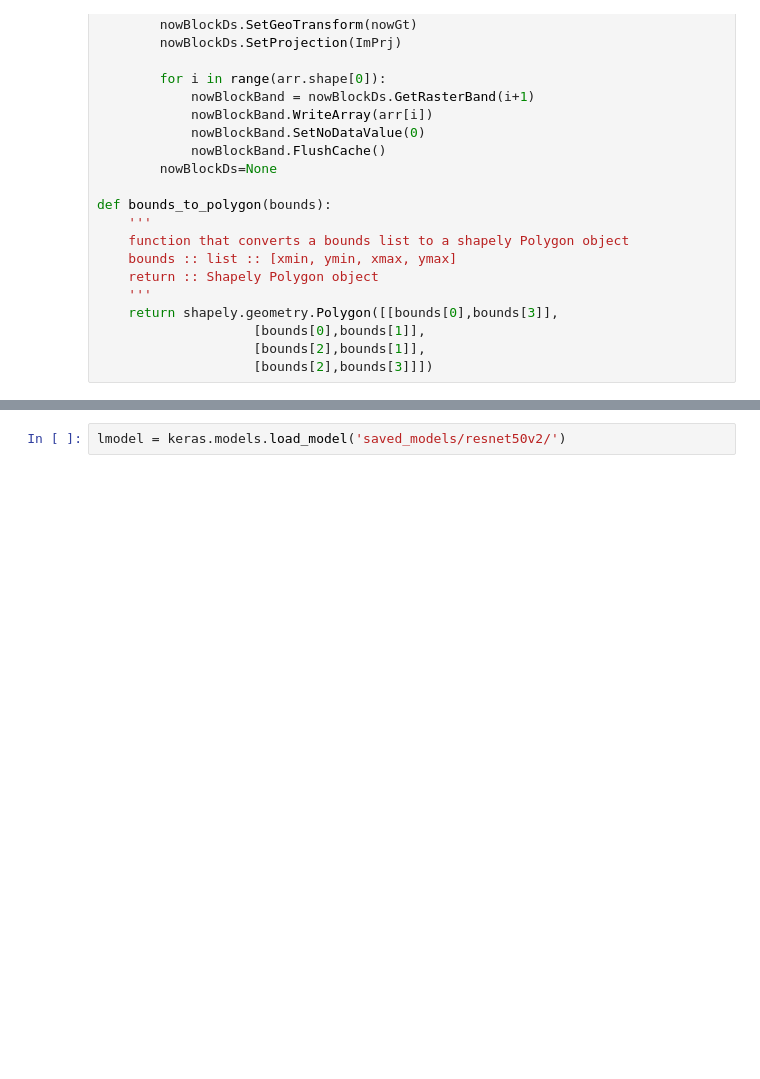
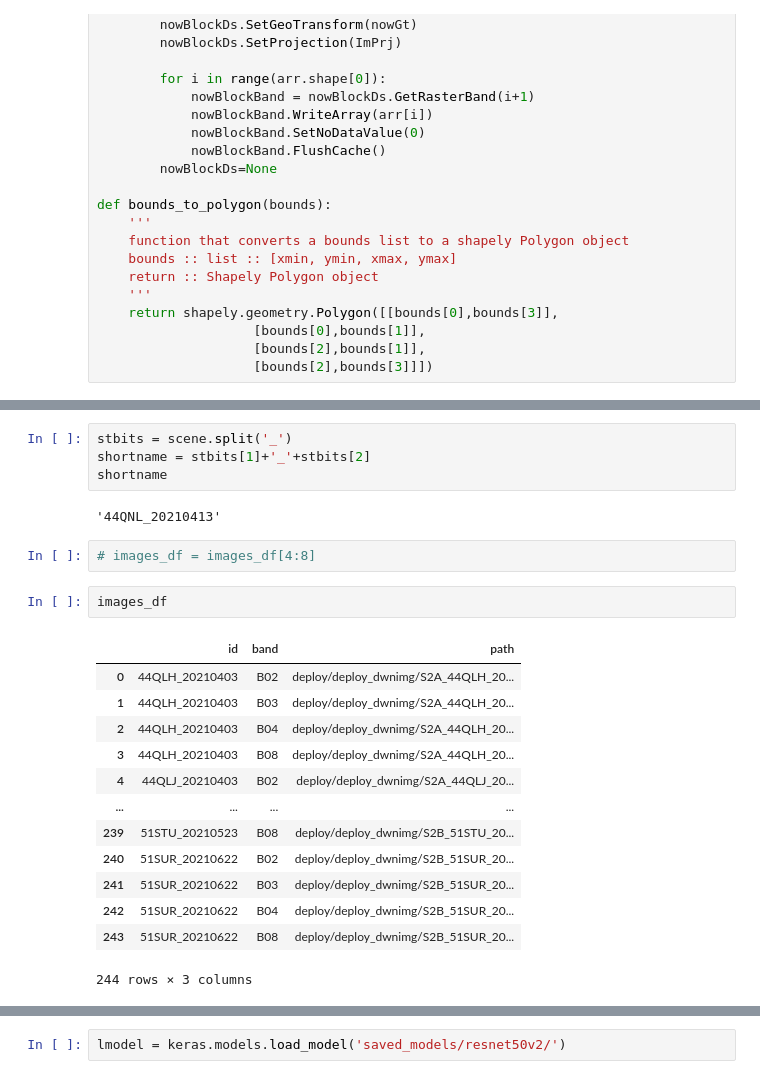
Before and after one commit to ManshaP/sentinel_industry, a Jupyter notebook: deploy_test.ipynb, the cells around one changed output, grey strips where cells are left out. Saved outputs shown, nothing was run; the diff lists cells and outputs as text; blank space fills up the shorter version.

```diff
--- a/deploy_test.ipynb
+++ b/deploy_test.ipynb
@@ -176 +216,25 @@ for scene in scene_ids:
+# %%
+stbits = scene.split('_')
+shortname = stbits[1]+'_'+stbits[2]
+shortname
+# %% [output]
+'44QNL_20210413'
+# %%
+# images_df = images_df[4:8]
+# %%
+images_df
+# %% [output]
+|  | id | band | path |
+| 0 | 44QLH_20210403 | B02 | deploy/deploy_dwnimg/S2A_44QLH_20... |
+| 1 | 44QLH_20210403 | B03 | deploy/deploy_dwnimg/S2A_44QLH_20... |
+| 2 | 44QLH_20210403 | B04 | deploy/deploy_dwnimg/S2A_44QLH_20... |
+| 3 | 44QLH_20210403 | B08 | deploy/deploy_dwnimg/S2A_44QLH_20... |
+| 4 | 44QLJ_20210403 | B02 | deploy/deploy_dwnimg/S2A_44QLJ_20... |
+| ... | ... | ... | ... |
+| 239 | 51STU_20210523 | B08 | deploy/deploy_dwnimg/S2B_51STU_20... |
+| 240 | 51SUR_20210622 | B02 | deploy/deploy_dwnimg/S2B_51SUR_20... |
+| 241 | 51SUR_20210622 | B03 | deploy/deploy_dwnimg/S2B_51SUR_20... |
+| 242 | 51SUR_20210622 | B04 | deploy/deploy_dwnimg/S2B_51SUR_20... |
+| 243 | 51SUR_20210622 | B08 | deploy/deploy_dwnimg/S2B_51SUR_20... |
+244 rows × 3 columns
 # %%
```
Also changed, not shown: parts of 34 cells of this notebook, 14 other files.
